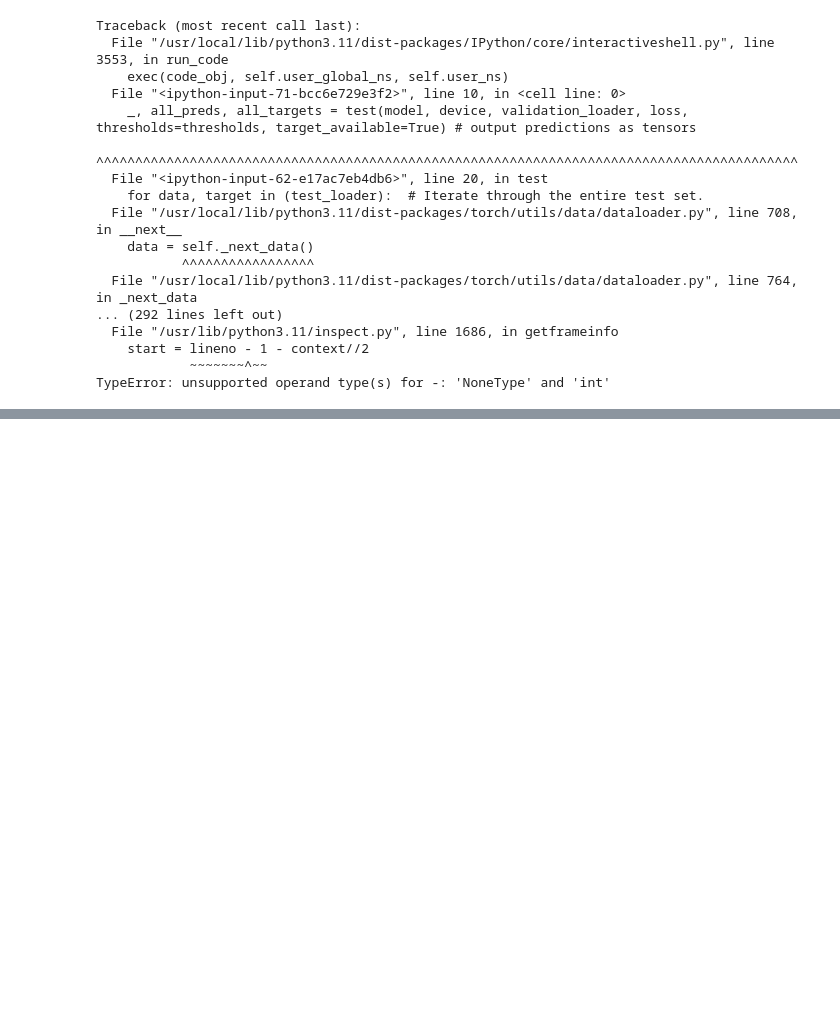
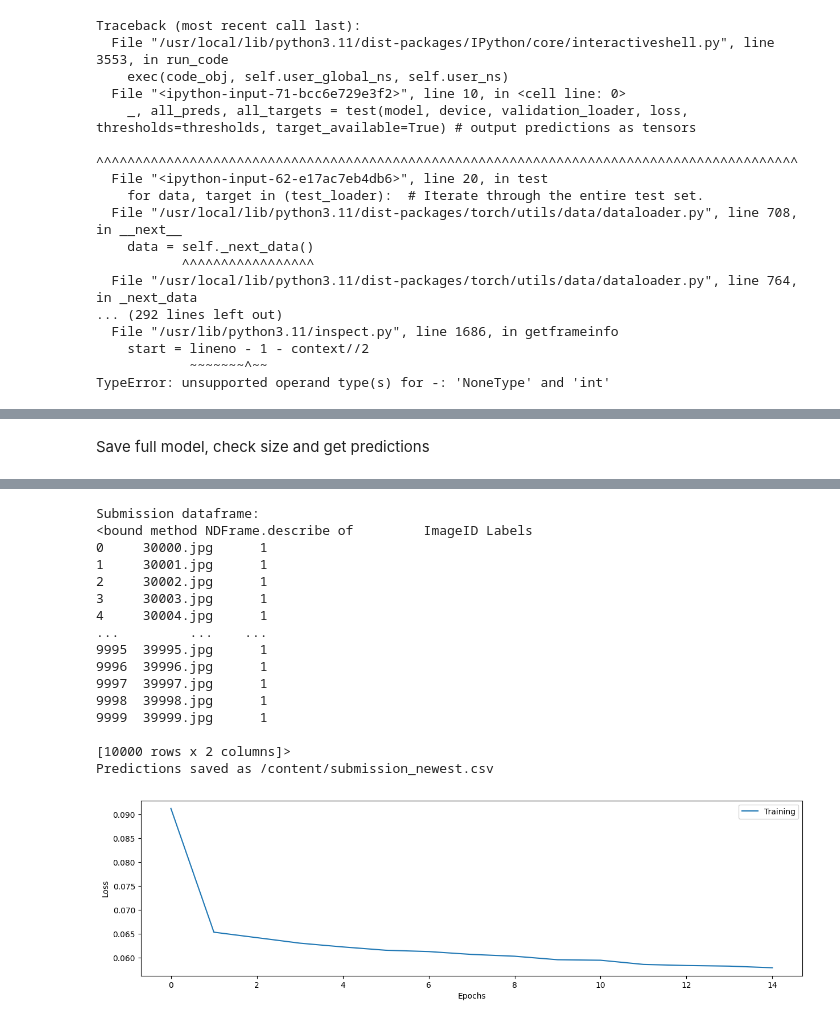
Before and after one commit to deding2000/COMP5329_Ass2, a Jupyter notebook: main_notebook.ipynb, the cells around one changed output, grey strips where cells are left out. Cells and saved outputs as stored; diff of their text form; code cells hidden in the pictures; blank space fills up the shorter version.

```diff
--- a/main_notebook.ipynb
+++ b/main_notebook.ipynb
@@ -382,11 +354,12 @@ Model size: 24.062423706054688 MB
 # %%
 # Training new model on the full dataset
 model_full = CNN().to(device)
-#weights = pos_weight(df_train,barplot=False).to(device)
-loss = torch.nn.BCEWithLogitsLoss()
+c_weights_full = c_weights.to(device)
+loss_full = torch.nn.BCEWithLogitsLoss(c_weights_full)
 optimizer_full = torch.optim.Adam(model_full.parameters(), lr=lr)
-print('Model initialized.')
-train_losses_full = train_network(log_interval,model_full, device, train_dataloader, test_loader=0,optimizer=optimizer_full, loss=loss,epochs=15)
+print('Full Model initialized.')
+log_interval = 50 # How often we print train loss
+train_losses_full = train_network(log_interval,model_full, device, train_dataloader, test_loader=0,optimizer=optimizer_full, loss=loss,epochs=20)
 
 plt.figure(figsize=(15,4))
 plt.plot(train_losses_full,label="Training")
@@ -395,8 +368,6 @@ plt.xlabel("Epochs")
 plt.legend(loc='upper right')
 
 # Compute predictions for true test set
-thresholds_full = thresholds
-thresholds_full[11] = 1.1
-print(thresholds_full)
-test_pred = test(model_full, device, test_dataloader,loss,threshold=thresholds_full=full,target_available=False)
+thresholds_full = [0.5]*18
+test_pred_full = test(model_full, device, test_dataloader,loss,thresholds=thresholds_full,target_available=False)
 # %% [output]
@@ -438,23 +415,48 @@ Train Epoch: 10 [25600/29996 (85%)]     Loss: 0.178932
+# %% [markdown]
+Save full model, check size and get predictions
 # %%
 # Convert predictions to csv
 from tqdm import tqdm
 import numpy as np
 
+#test_pred_full = test(model_full, device, test_dataloader,loss,thresholds=thresholds_full,target_available=False)
+#print(test_pred_full)
+
 def get_class(array):
-  return np.where(array > 0.5)[1] +1
+  class_pred = np.where(array > 0.5)[1] + 1
+  if class_pred >= 12:
+     class_pred += 1
+  return class_pred
 
-def unencode(y_pred):
+def unencode(y_pred,to_cpu=True):
   labels = []
-  for i in tqdm(range(len(y_pred))):
-    temp = y_pred[i].cpu()
+  for i in range(len(y_pred)):
+    if to_cpu: # Move to cpu device
+      temp = y_pred[i].cpu()
     temp = np.asarray(temp)
     temp = get_class(temp)
     temp = " ".join(str(item) for item in temp)
     labels.append(temp)
   return labels
 
-#cpu_preds = torch.tensor(val_pred, device =  'cpu')
-pred_labels= unencode(test_pred)
+# Save full model
+path_name_model = "/content/model_" + model_name+ "_full.pt"
+path_name_plot = "/content/model_" + model_name + "_losscurve_full.png"
+
+torch.save(model_full.state_dict(), path_name_model)
+print(f"Full Model saved to {path_name_model}")
+size_mb = os.path.getsize(path_name_model) / (1024 * 1024)
+print(f"Full Model size: {size_mb} MB")
+
+plt.figure(figsize=(15,4))
+plt.plot(train_losses,label="Training")
+plt.ylabel("Loss")
+plt.xlabel("Epochs")
+plt.legend(loc='upper right')
+plt.savefig(path_name_plot)
+
+#Save predictions in csv
+pred_labels= unencode(test_pred_full)
 pred_df = df_test.copy()
 pred_df = pred_df.drop("Caption",axis=1)
 pred_df["Labels"] = pred_labels
@@ -483,2 +471,19 @@ Predictions saved as /content/submission_newest.csv
+Submission dataframe:
+<bound method NDFrame.describe of         ImageID Labels
+0     30000.jpg      1
+1     30001.jpg      1
+2     30002.jpg      1
+3     30003.jpg      1
+4     30004.jpg      1
+...         ...    ...
+9995  39995.jpg      1
+9996  39996.jpg      1
+9997  39997.jpg      1
+9998  39998.jpg      1
+9999  39999.jpg      1
+
+[10000 rows x 2 columns]>
+Predictions saved as /content/submission_newest.csv
+[figure, added]
 # %%
 # Submit predictions
```
Also changed, not shown: parts of 17 cells of this notebook.
